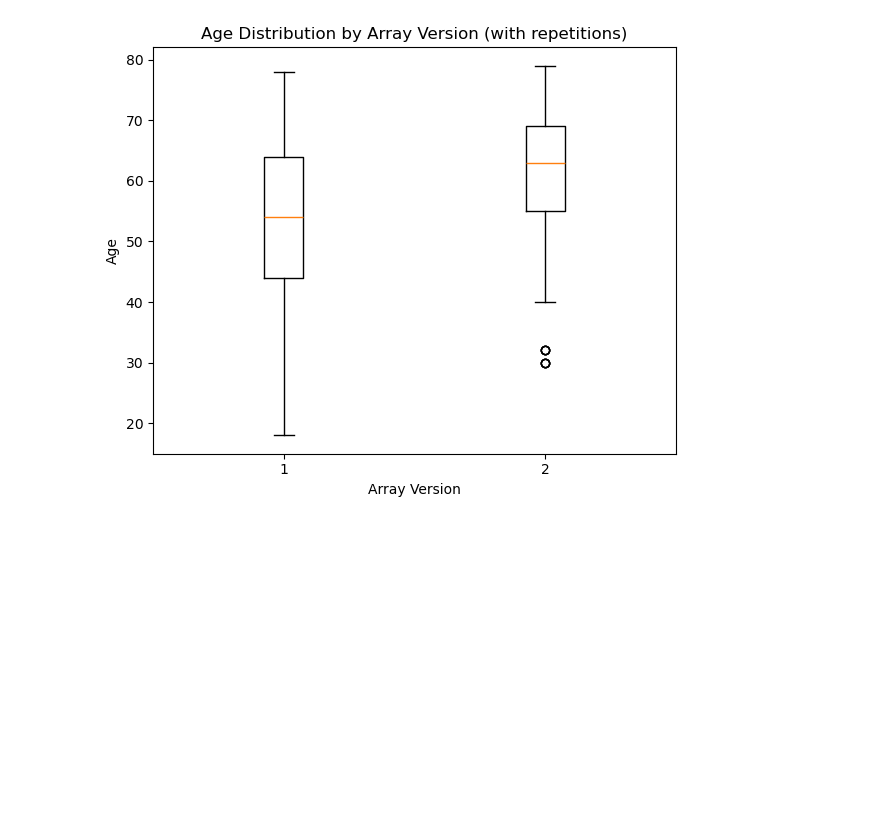
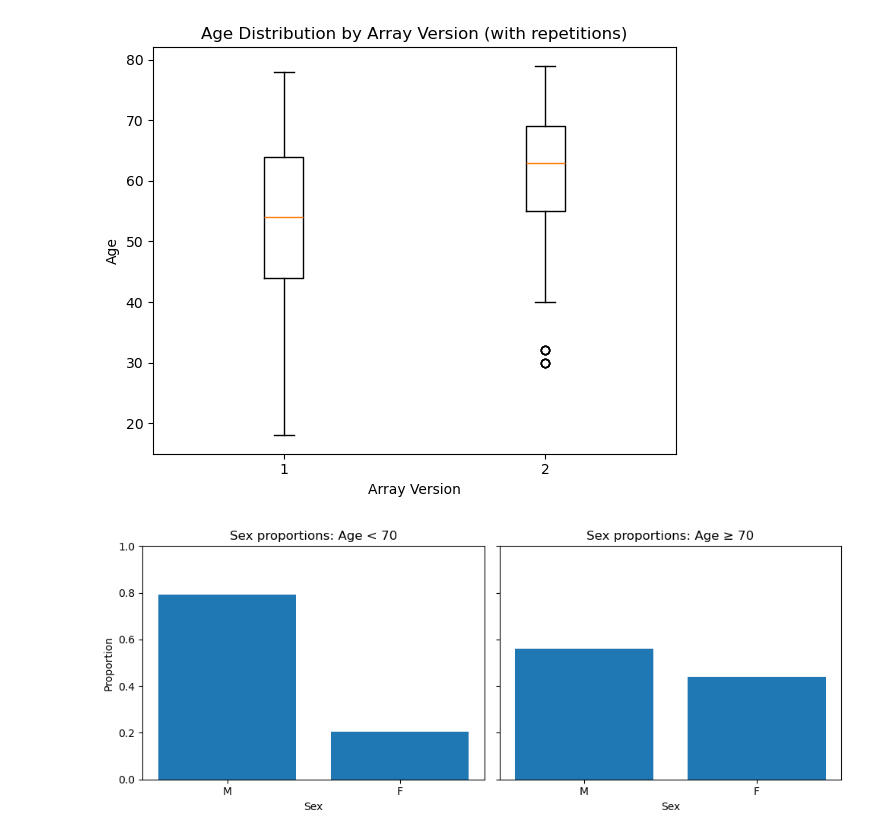
Before and after one commit to ChanChanMan18/STATS604_Project2, a Jupyter notebook: EDA?_PC/EDA.ipynb, the cells around one changed output. Drawn from its saved outputs; the diff is of its cells as text; code cells hidden in the pictures; blank space fills up the shorter version.

Commit message:
proportion_plots

```diff
--- a/EDA?_PC/EDA.ipynb
+++ b/EDA?_PC/EDA.ipynb
@@ -356,3 +356,26 @@ version
 2        60.609589    63.0  14.0     49  134.308597  11.589159
 [figure]
 [figure]
+# %%
+# Main cell
+# Proportions of sex within age groups (<70 vs >=70); uses all entries (repetitions)
+lt70 = df_arraymeta["age"] < 70
+ge70 = df_arraymeta["age"] >= 70
+
+sex_order = ["M", "F"]  # fix order for comparability
+p_lt = df_arraymeta.loc[lt70, "sex"].value_counts(normalize=True).reindex(sex_order, fill_value=0)
+p_ge = df_arraymeta.loc[ge70, "sex"].value_counts(normalize=True).reindex(sex_order, fill_value=0)
+
+fig, axes = plt.subplots(1, 2, figsize=(10, 4), sharey=True)
+axes[0].bar(p_lt.index, p_lt.values)
+axes[0].set_title("Sex proportions: Age < 70")
+axes[0].set_xlabel("Sex"); axes[0].set_ylabel("Proportion"); axes[0].set_ylim(0, 1)
+
+axes[1].bar(p_ge.index, p_ge.values)
+axes[1].set_title("Sex proportions: Age ≥ 70")
+axes[1].set_xlabel("Sex"); axes[1].set_ylim(0, 1)
+
+plt.tight_layout()
+plt.savefig("sex_proportion_within_grp.png", dpi=300, bbox_inches="tight")
+# %% [output]
+[figure, added]
```
Also changed, not shown: parts of 3 cells of this notebook, 4 other files.
